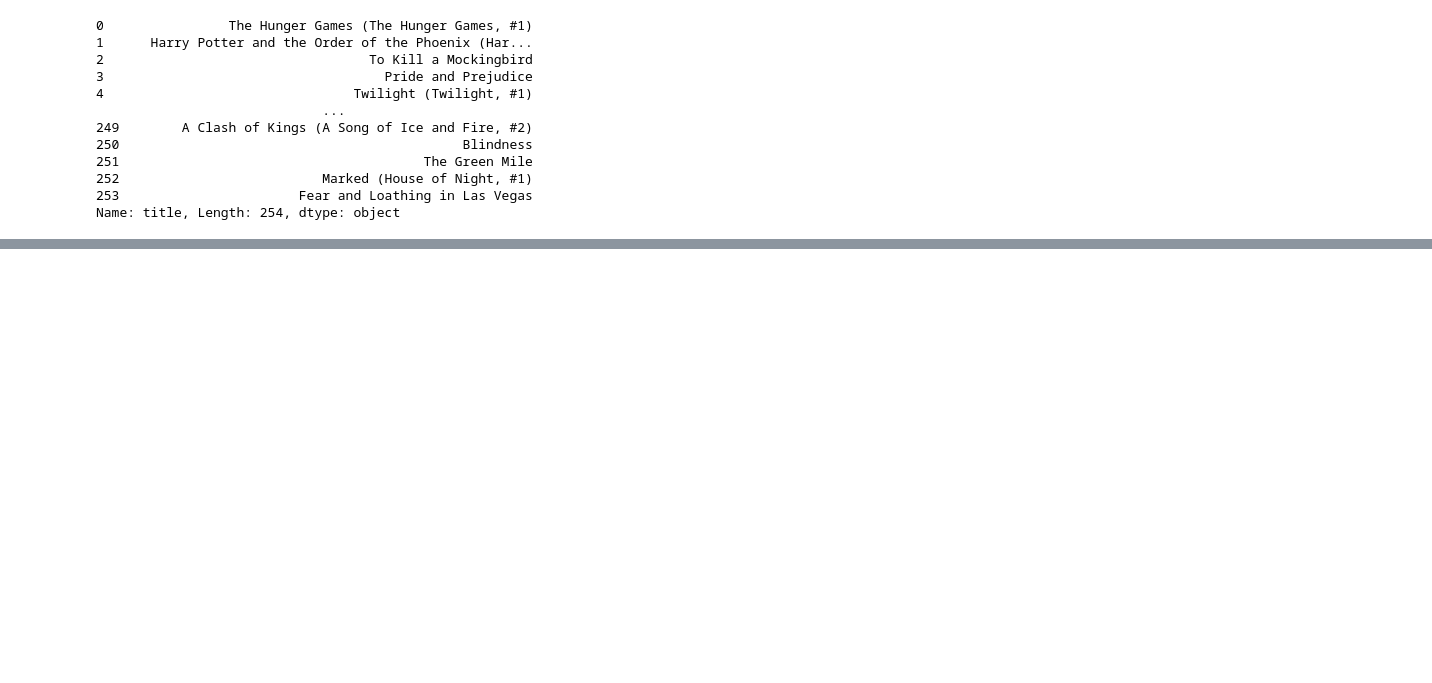
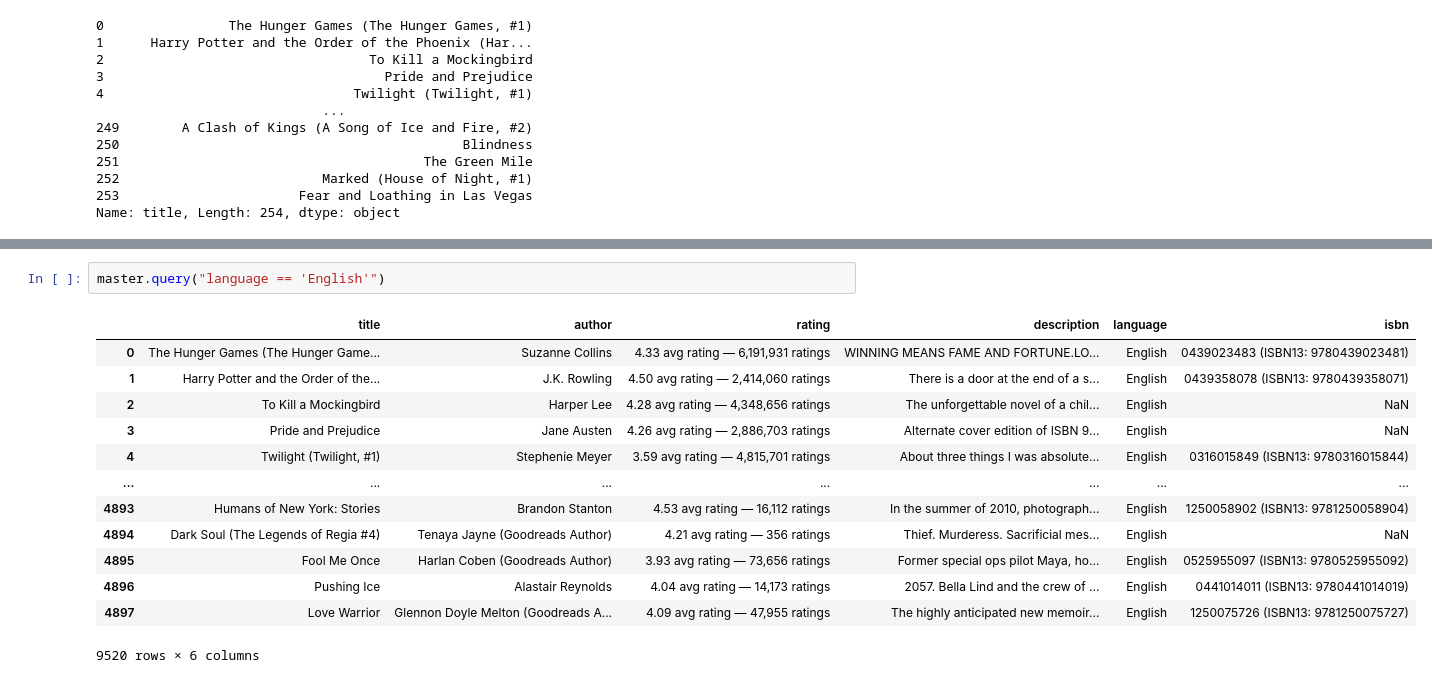
Before and after one commit to noreallyimfine/Bookfinder, a Jupyter notebook: new_book_data_1.ipynb, the cells around one changed output, grey strips where cells are left out. Saved outputs shown, nothing was run; the diff lists cells and outputs as text; blank space fills up the shorter version.

```diff
--- a/new_book_data_1.ipynb
+++ b/new_book_data_1.ipynb
@@ -32,0 +160,16 @@ Name: title, Length: 254, dtype: object
+# %%
+master.query("language == 'English'")
+# %% [output]
+|  | title | author | rating | description | language | isbn |
+| 0 | The Hunger Games (The Hunger Game... | Suzanne Collins | 4.33 avg rating — 6,191,931 ratings | WINNING MEANS FAME AND FORTUNE.LO... | English | 0439023483 (ISBN13: 9780439023481) |
+| 1 | Harry Potter and the Order of the... | J.K. Rowling | 4.50 avg rating — 2,414,060 ratings | There is a door at the end of a s... | English | 0439358078 (ISBN13: 9780439358071) |
+| 2 | To Kill a Mockingbird | Harper Lee | 4.28 avg rating — 4,348,656 ratings | The unforgettable novel of a chil... | English | NaN |
+| 3 | Pride and Prejudice | Jane Austen | 4.26 avg rating — 2,886,703 ratings | Alternate cover edition of ISBN 9... | English | NaN |
+| 4 | Twilight (Twilight, #1) | Stephenie Meyer | 3.59 avg rating — 4,815,701 ratings | About three things I was absolute... | English | 0316015849 (ISBN13: 9780316015844) |
+| ... | ... | ... | ... | ... | ... | ... |
+| 4893 | Humans of New York: Stories | Brandon Stanton | 4.53 avg rating — 16,112 ratings | In the summer of 2010, photograph... | English | 1250058902 (ISBN13: 9781250058904) |
+| 4894 | Dark Soul (The Legends of Regia #4) | Tenaya Jayne (Goodreads Author) | 4.21 avg rating — 356 ratings | Thief. Murderess. Sacrificial mes... | English | NaN |
+| 4895 | Fool Me Once | Harlan Coben (Goodreads Author) | 3.93 avg rating — 73,656 ratings | Former special ops pilot Maya, ho... | English | 0525955097 (ISBN13: 9780525955092) |
+| 4896 | Pushing Ice | Alastair Reynolds | 4.04 avg rating — 14,173 ratings | 2057. Bella Lind and the crew of ... | English | 0441014011 (ISBN13: 9780441014019) |
+| 4897 | Love Warrior | Glennon Doyle Melton (Goodreads A... | 4.09 avg rating — 47,955 ratings | The highly anticipated new memoir... | English | 1250075726 (ISBN13: 9781250075727) |
+9520 rows × 6 columns
```
Also changed, not shown: parts of 10 cells of this notebook, 2 other files.
